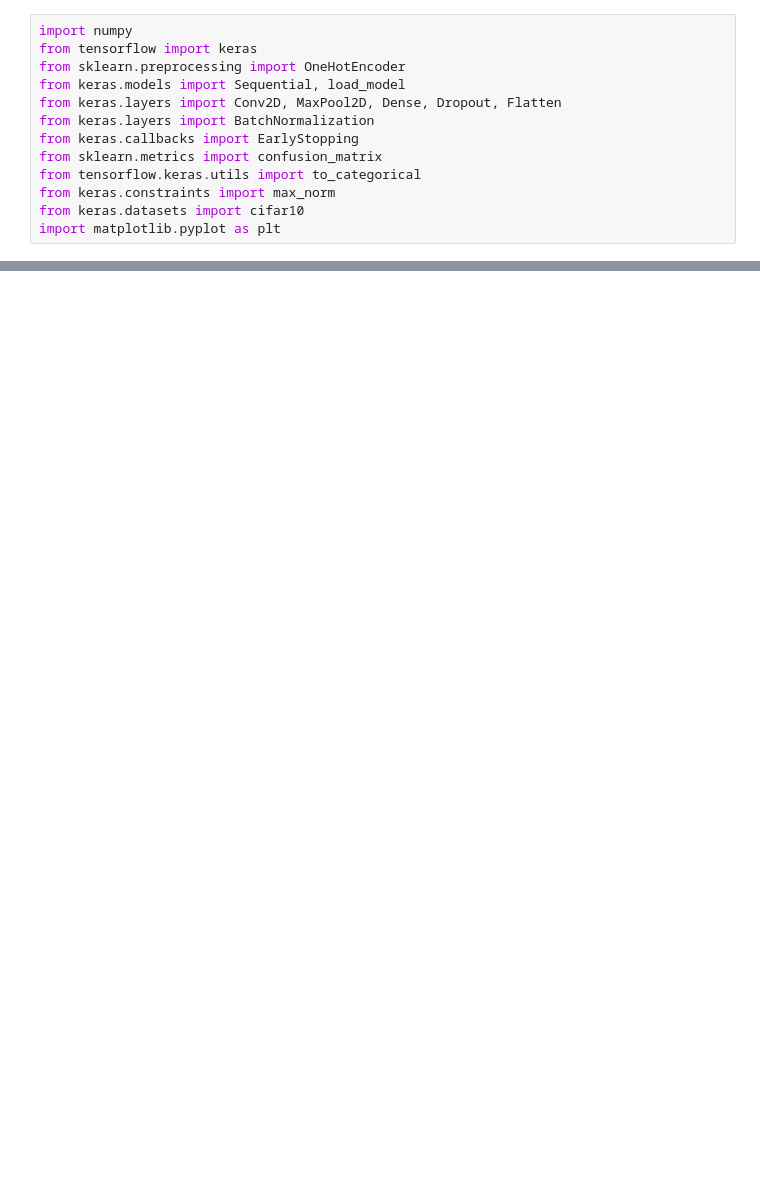
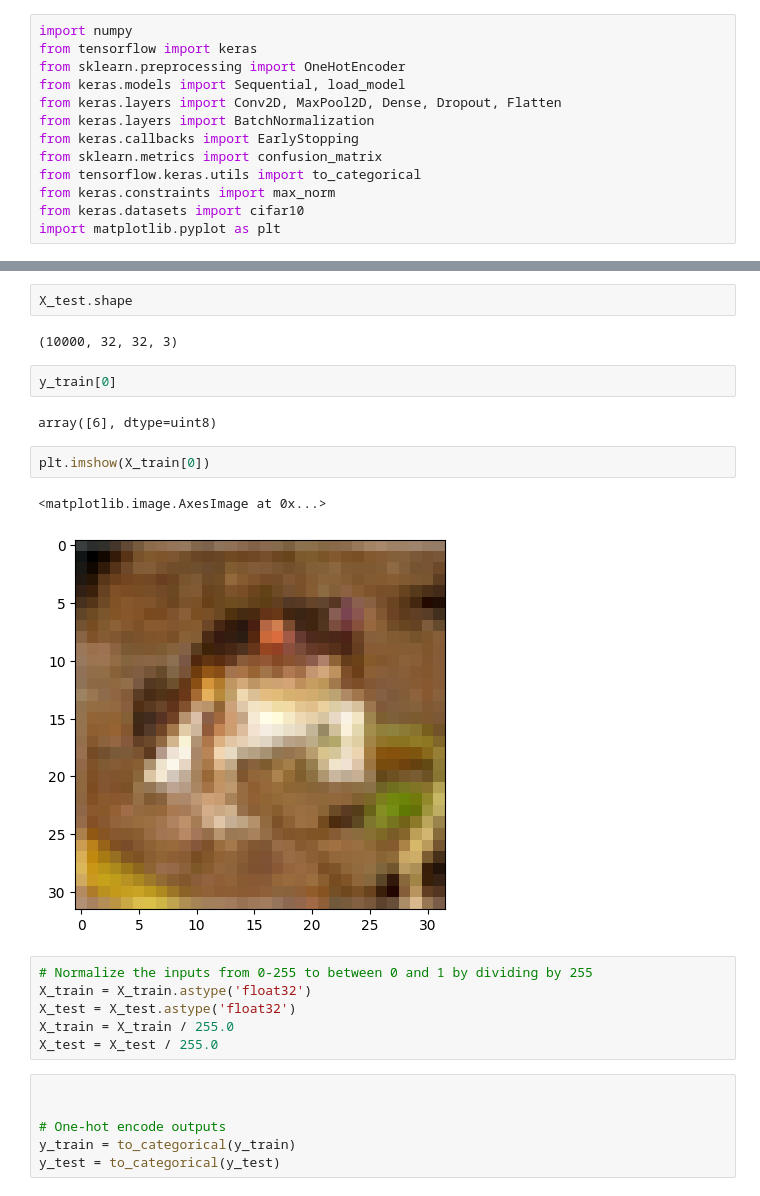
Before and after one commit to EhsanDrn2207/Deep-Learning-, a Jupyter notebook: ImageClassification.ipynb, the cells around one changed output, grey strips where cells are left out. Saved outputs shown, nothing was run; the diff lists cells and outputs as text; blank space fills up the shorter version.

```diff
--- a/ImageClassification.ipynb
+++ b/ImageClassification.ipynb
@@ -40,0 +71,25 @@ Downloading data from https://www.cs.toronto.edu/~kriz/cifar-10-python.tar.gz
+# %%
+X_test.shape
+# %% [output]
+(10000, 32, 32, 3)
+# %%
+y_train[0]
+# %% [output]
+array([6], dtype=uint8)
+# %%
+plt.imshow(X_train[0])
+# %% [output]
+<matplotlib.image.AxesImage at 0x...>
+[figure, added]
+# %%
+# Normalize the inputs from 0-255 to between 0 and 1 by dividing by 255
+X_train = X_train.astype('float32')
+X_test = X_test.astype('float32')
+X_train = X_train / 255.0
+X_test = X_test / 255.0
+# %%
+
+
+# One-hot encode outputs
+y_train = to_categorical(y_train)
+y_test = to_categorical(y_test)
```
Also changed, not shown: parts of 26 cells of this notebook.
